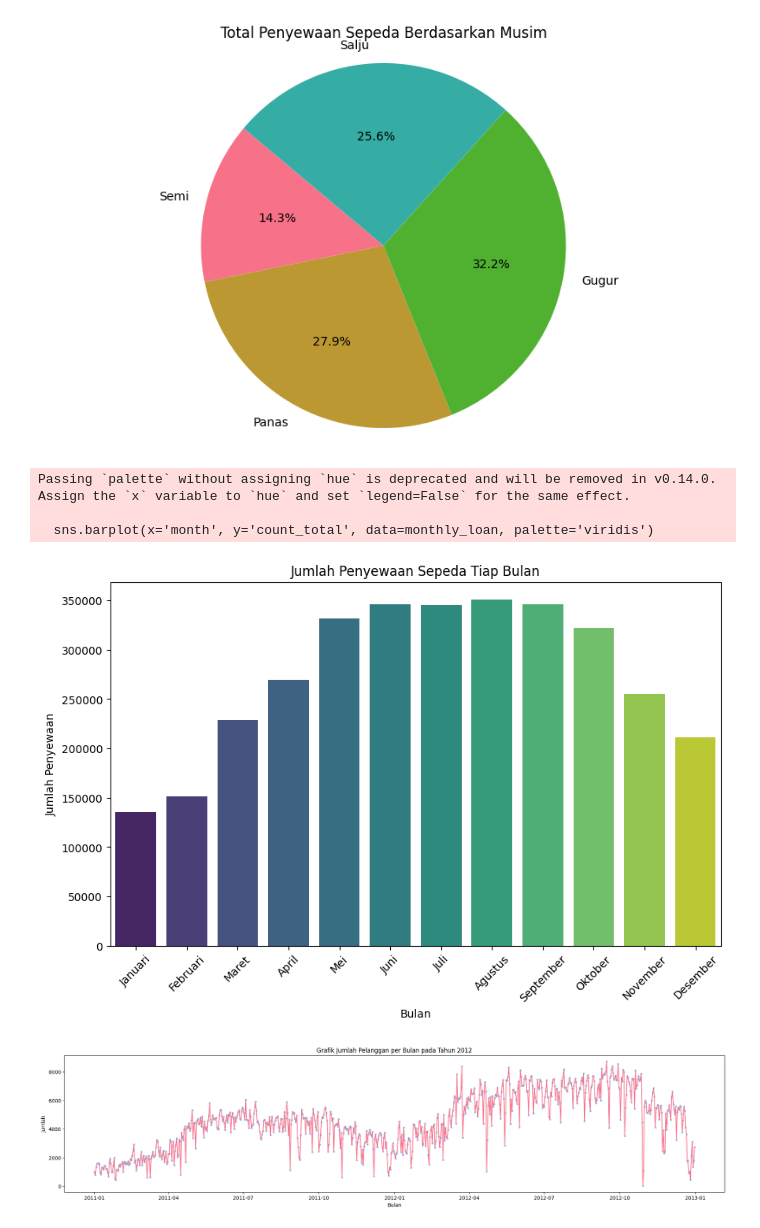
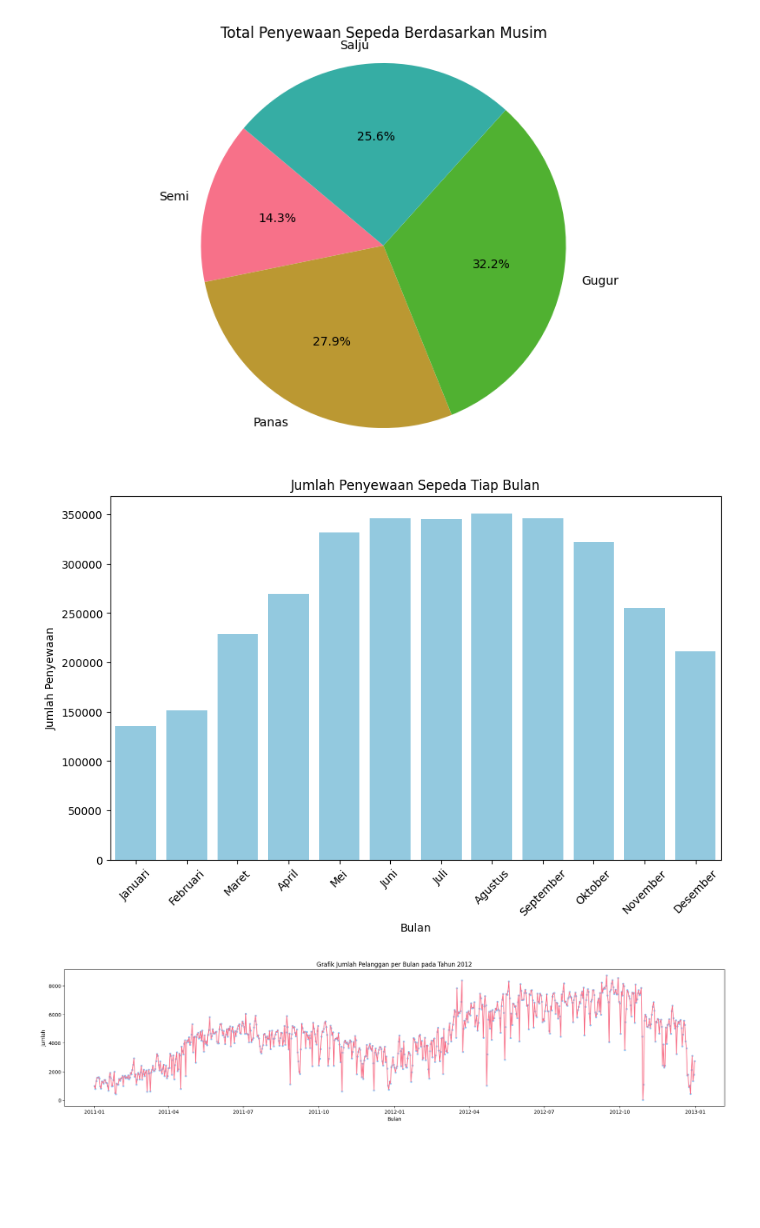
Before and after one commit to princeofverry/Submission_Dicoding_Verry, a Jupyter notebook: Dicoding_Verry.ipynb, the cells around one changed output. Cells and saved outputs as stored; diff of their text form; code cells hidden in the pictures; blank space fills up the shorter version.

Commit message:
change color

```diff
--- a/Dicoding_Verry.ipynb
+++ b/Dicoding_Verry.ipynb
@@ -582,17 +582,14 @@ plt.show()
 # %%
 # Visualisasi sepeda tiap bulan
 plt.figure(figsize=(10, 6))
-sns.barplot(x='month', y='count_total', data=monthly_loan, palette='viridis')
+sns.barplot(x='month', y='count_total', data=monthly_loan, color='skyblue')  # Menggunakan warna solid
 plt.title('Jumlah Penyewaan Sepeda Tiap Bulan')
 plt.xlabel('Bulan')
 plt.ylabel('Jumlah Penyewaan')
 plt.xticks(rotation=45)  # Memutar label bulan jika perlu
 plt.show()
 # %% [output]
-Passing `palette` without assigning `hue` is deprecated and will be removed in v0.14.0. Assign the `x` variable to `hue` and set `legend=False` for the same effect.
-
-  sns.barplot(x='month', y='count_total', data=monthly_loan, palette='viridis')
-[figure, old version]
+[figure, new version]
 # %%
 # mmebuat figure dengan ukuran (24, 5)
 plt.figure(figsize=(24, 5))
```
Also changed, not shown: parts of 1 cell of this notebook, 1 other file.
